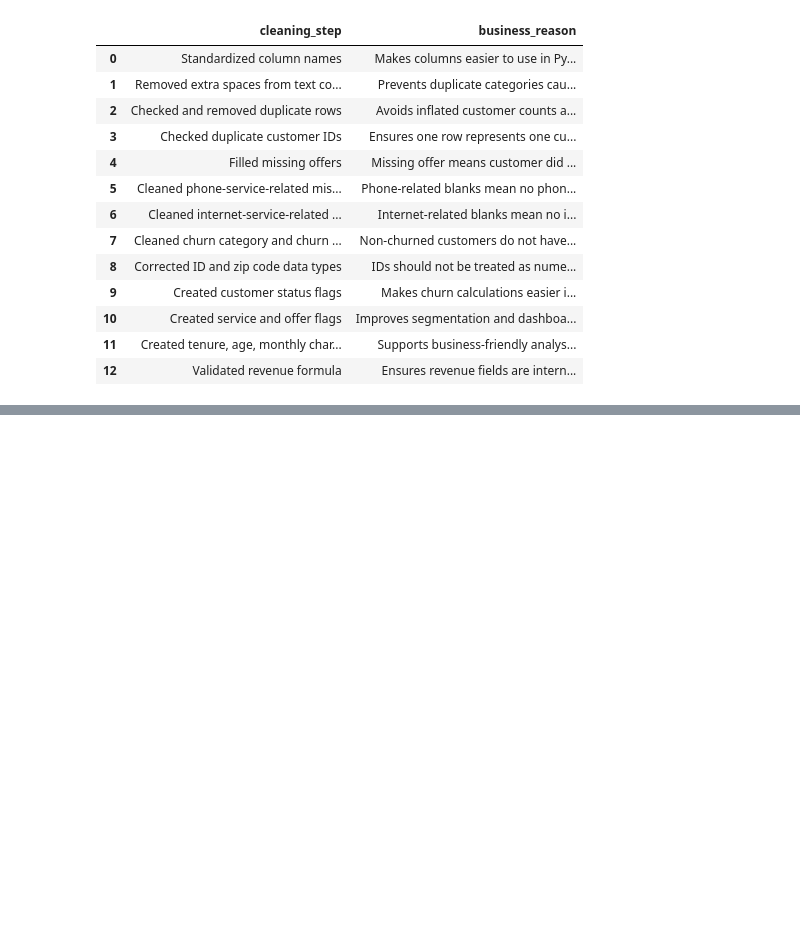
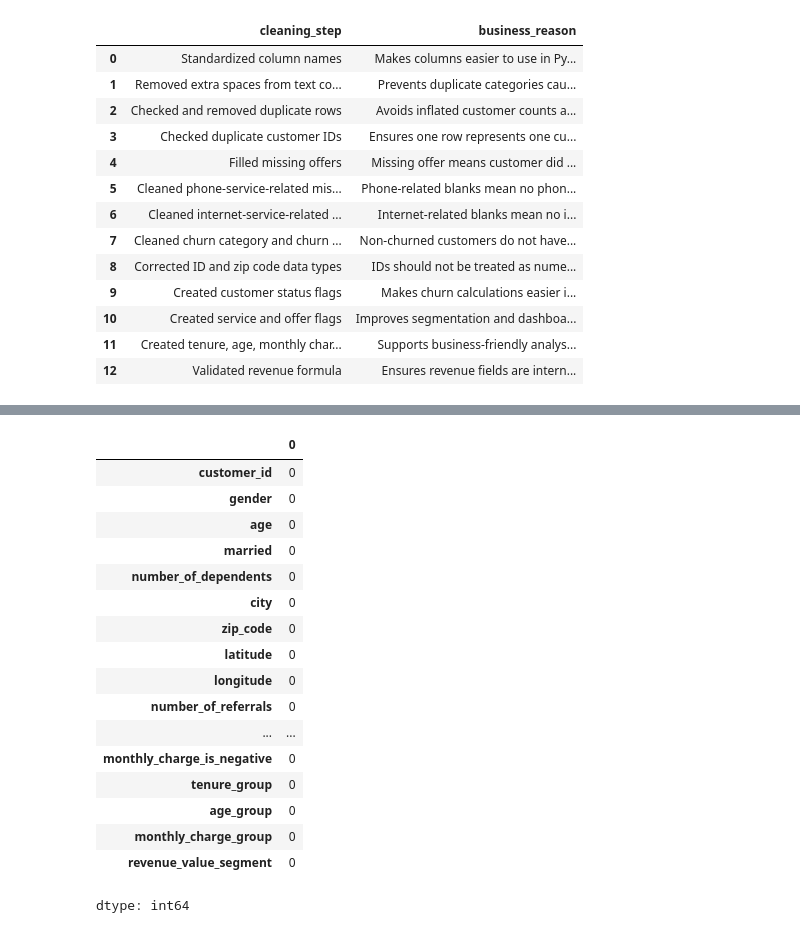
Before and after one commit to Meemansha-spec/EDA-with-Pandas, a Jupyter notebook: Churn_data_cleaning.ipynb, the cells around one changed output, grey strips where cells are left out. Drawn from its saved outputs; the diff is of its cells as text; code cells hidden in the pictures; blank space fills up the shorter version.

```diff
--- a/Churn_data_cleaning.ipynb
+++ b/Churn_data_cleaning.ipynb
@@ -555,3 +549,5 @@ cleaning_summary
 df.to_csv('Telecom_cleaned.csv',index = False)
 # %%
 cleaning_summary.to_csv('cleaning_suammry.csv',index = False)
+# %%
+clean  =  pd.read_csv('Telecom_cleaned.csv')
@@ -557,0 +564,21 @@ cleaning_summary.to_csv('cleaning_suammry.csv',index = False)
+# %%
+clean.isna().sum()
+# %% [output]
+|  | 0 |
+| customer_id | 0 |
+| gender | 0 |
+| age | 0 |
+| married | 0 |
+| number_of_dependents | 0 |
+| city | 0 |
+| zip_code | 0 |
+| latitude | 0 |
+| longitude | 0 |
+| number_of_referrals | 0 |
+| ... | ... |
+| monthly_charge_is_negative | 0 |
+| tenure_group | 0 |
+| age_group | 0 |
+| monthly_charge_group | 0 |
+| revenue_value_segment | 0 |
+dtype: int64
```
Also changed, not shown: parts of 3 cells of this notebook.
